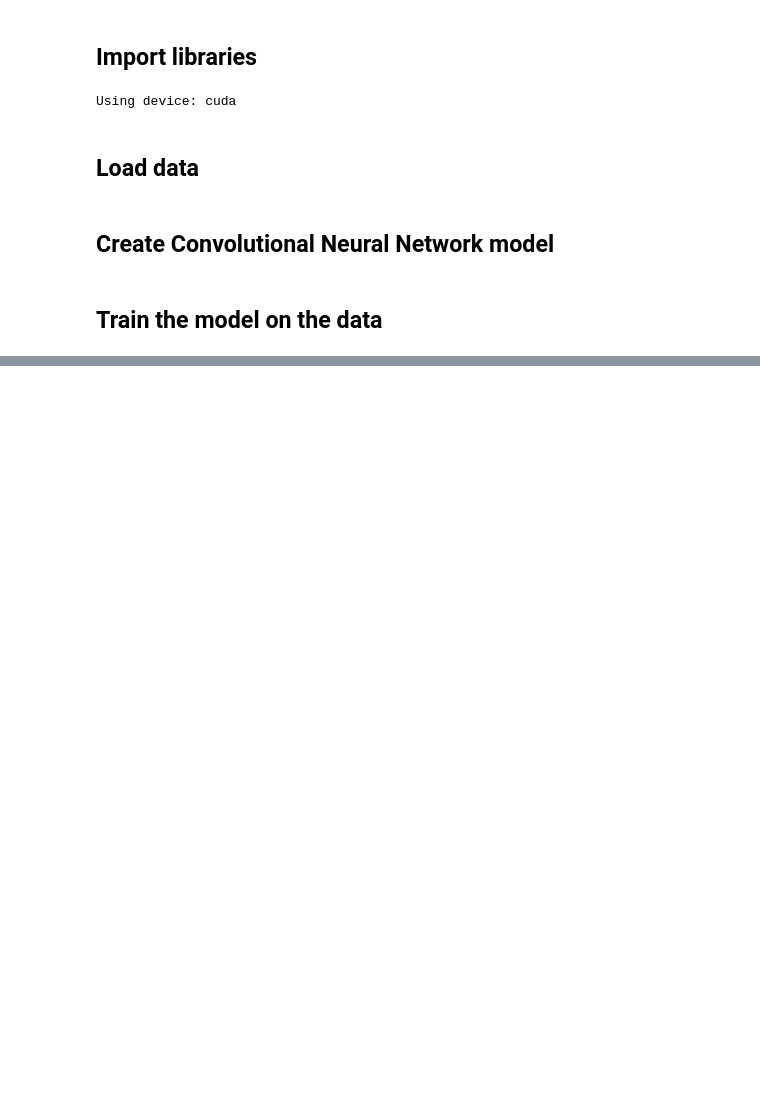
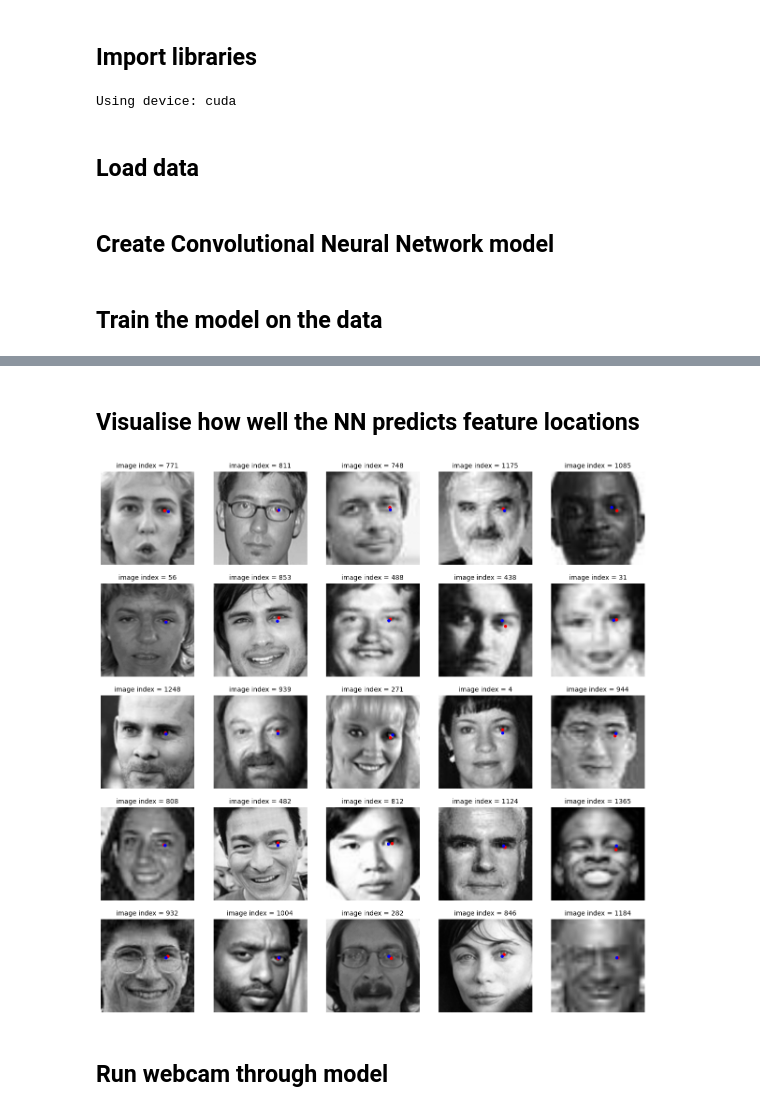
Before and after one commit to jembennettuk/work_experience, a Jupyter notebook: WorkSheets/cnn.ipynb, the cells around one changed output, grey strips where cells are left out. Saved outputs shown, nothing was run; the diff lists cells and outputs as text; code cells hidden in the pictures; blank space fills up the shorter version.

```diff
--- a/WorkSheets/cnn.ipynb
+++ b/WorkSheets/cnn.ipynb
@@ -45,9 +36,9 @@ coordinates = np.array(pd.read_csv(csv_file).values)
 images = np.transpose(images, (2, 0, 1))
 
 # Find samples that have at coordinates for centres of both eyes
-keep_ix = np.logical_not(np.isnan(coordinates[:,:4])).all(axis=1)
+keep_ix = np.logical_not(np.isnan(coordinates[:,:nFeatures])).all(axis=1)
 images = images[keep_ix,:]
-coordinates = coordinates[keep_ix,:4]
+coordinates = coordinates[keep_ix,:nFeatures]
 
 # Normalize images
 for j in range(np.shape(images)[0]):
@@ -68,19 +59,21 @@ train_images, test_images, train_coords, test_coords = train_test_split(
 train_dataset = TensorDataset(train_images, train_coords)
 test_dataset = TensorDataset(test_images, test_coords)
 
-train_loader = DataLoader(train_dataset, batch_size=32, shuffle=True)
-test_loader = DataLoader(test_dataset, batch_size=32, shuffle=False)
+train_loader = DataLoader(train_dataset, batch_size=batchSize, shuffle=True)
+test_loader = DataLoader(test_dataset, batch_size=batchSize, shuffle=True)
 # %% [markdown]
 ## Create Convolutional Neural Network model
 # %%
-# 3. Create a convolutional neural network
+# Create a convolutional neural network
 class CNN(nn.Module):
     def __init__(self):
         super(CNN, self).__init__()
         self.conv1 = nn.Conv2d(1, 32, kernel_size=3, padding=1)
         self.conv2 = nn.Conv2d(32, 64, kernel_size=3, padding=1)
         self.conv3 = nn.Conv2d(64, 128, kernel_size=3, padding=1)
-        self.fc1 = nn.Linear(128, 4)  # assuming input images are 32x32
+        self.conv4 = nn.Conv2d(128, 64, kernel_size=3, padding=1)
+        self.conv5 = nn.Conv2d(64, 32, kernel_size=3, padding=1)
+        self.fc1 = nn.Linear(32, nFeatures)  # assuming input images are 32x32
 
     def forward(self, x):
         x = torch.relu(self.conv1(x))
@@ -88,6 +81,10 @@ class CNN(nn.Module):
         x = torch.relu(self.conv2(x))
         x = torch.max_pool2d(x, 2)
         x = torch.relu(self.conv3(x))
+        x = torch.max_pool2d(x, 2)
+        x = torch.relu(self.conv4(x))
+        x = torch.max_pool2d(x, 2)
+        x = torch.relu(self.conv5(x))
         x = x.mean(3).mean(2) # Global average pooling
         x = torch.relu(self.fc1(x))
         return x
@@ -168,0 +179,36 @@ NameError: name 'train_losses' is not defined
+# %% [markdown]
+## Visualise how well the NN predicts feature locations
+# %%
+num_fig_rows = 5
+num_fig_cols = 5
+
+num_plots = num_fig_rows * num_fig_cols
+
+rand_inds_vec = np.random.choice(test_images.shape[0],num_plots,replace=False)
+rand_inds_mat = rand_inds_vec.reshape((num_fig_rows,num_fig_cols))
+
+plt.close('all')
+fig, ax = plt.subplots(nrows=num_fig_rows,ncols=num_fig_cols,figsize=(15,15))
+
+for i in range(num_fig_rows):
+    for j in range(num_fig_cols):
+        curr_ind = rand_inds_mat[i][j]
+        curr_image = test_images[curr_ind,0,:,:]
+
+        x_true_coords = np.array(test_coords[curr_ind,0::2].tolist())
+        y_true_coords = np.array(test_coords[curr_ind,1::2].tolist())
+
+        with torch.no_grad():
+            output = model(test_images[curr_ind,0,:,:].reshape(1,1,test_images.shape[2],test_images.shape[3]))
+            x_pred_coords = output.detach().numpy()[0][0::2].tolist()
+            y_pred_coords = output.detach().numpy()[0][1::2].tolist()
+
+        ax[i][j].imshow(curr_image, cmap='gray');
+        ax[i][j].scatter(x_true_coords,y_true_coords,c='r',s=15)
+        ax[i][j].scatter(x_pred_coords,y_pred_coords,c='b',s=15)
+        ax[i][j].set_axis_off()
+        ax[i][j].set_title('image index = %d' %(curr_ind),fontsize=10)
+# %% [output]
+[figure, added]
+# %% [markdown]
+## Run webcam through model
```
Also changed, not shown: parts of 7 cells of this notebook.
